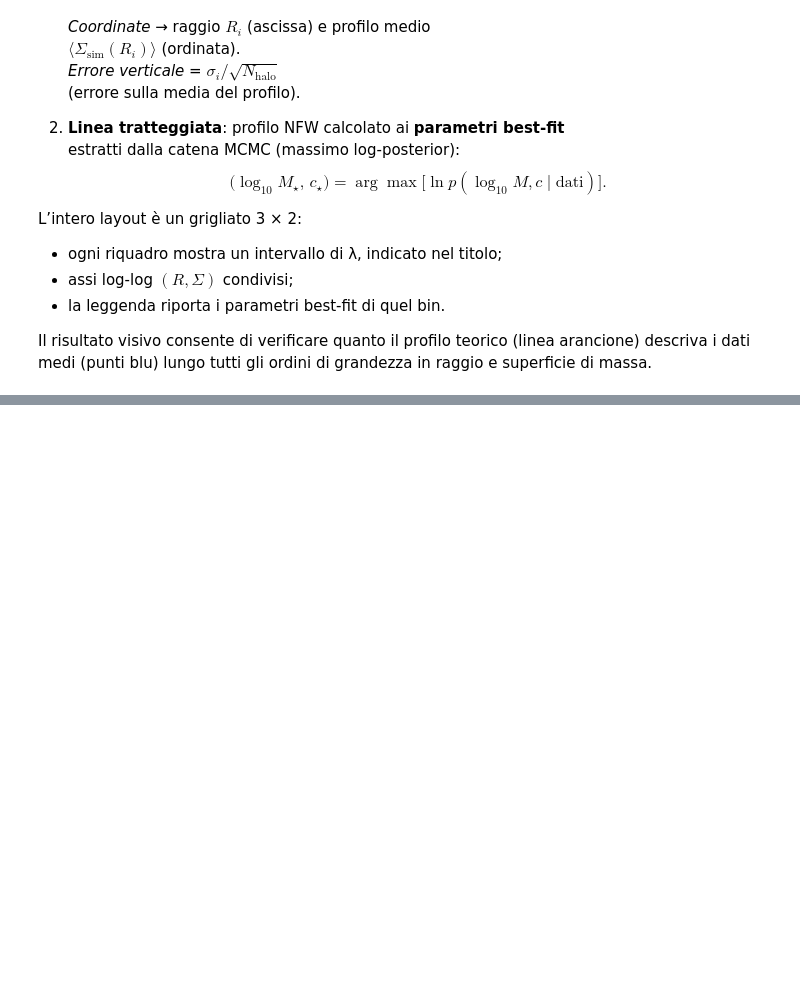
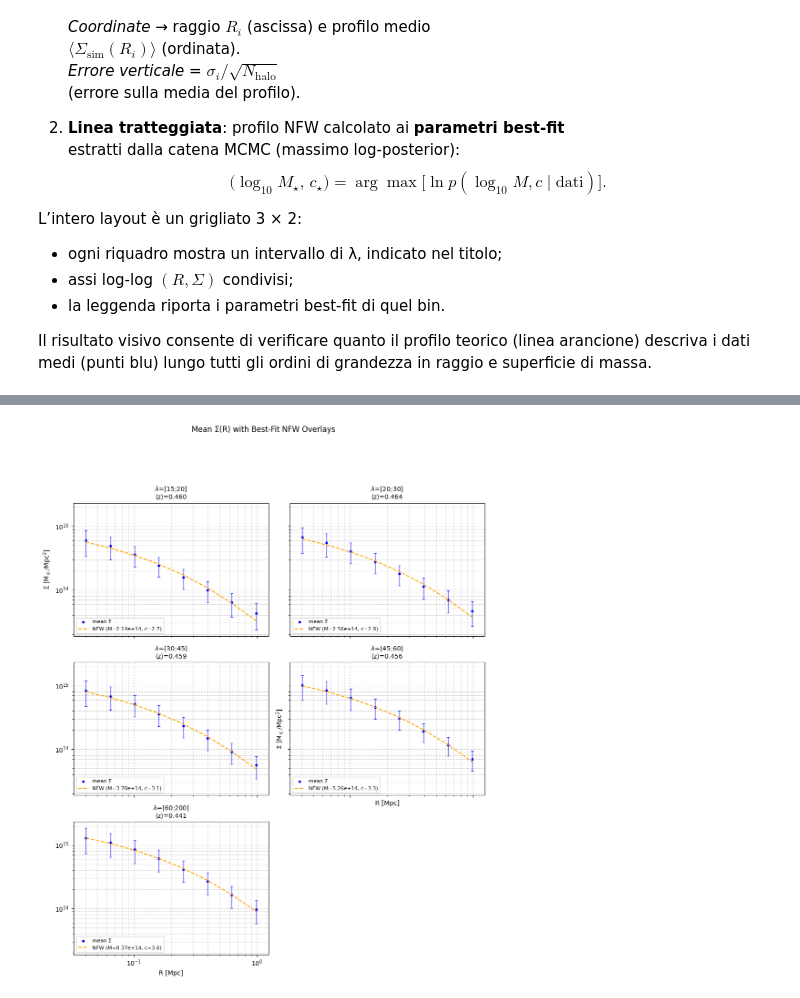
Before and after one commit to Nicholasrinaldi/Esame, a Jupyter notebook: Esame_TRMD.ipynb, the cells around one changed output, grey strips where cells are left out. Drawn from its saved outputs; the diff is of its cells as text; code cells hidden in the pictures; blank space fills up the shorter version.

```diff
--- a/Esame_TRMD.ipynb
+++ b/Esame_TRMD.ipynb
@@ -734,0 +626,58 @@ plt.show()
+# %%
+
+# prepare figure: 2×3 grid, last panel empty, less stretched
+fig, axes = plt.subplots(3, 2, figsize=(10, 12), sharex=True, sharey=True)
+axes = axes.flatten()
+
+# add some space between subplots
+fig.subplots_adjust(hspace=0.4, wspace=0.3)
+
+for i, ax in enumerate(axes):
+    if i >= len(mean_sigmas):
+        ax.axis('off')
+        continue
+
+    # data + 1σ ribbon
+    μ = mean_sigmas[i]
+    σ = std_sigmas[i]
+    zbar = mean_z[i]
+    ax.scatter(R, μ, s=10, color='blue', label="mean Σ")
+    ax.errorbar(R, μ, yerr=σ, fmt='none', ecolor='blue', elinewidth=1, capsize=2, alpha=0.7)
+
+    # best-fit parameters for this bin
+    row = dfD.iloc[i]
+    M_bf = 10**row["log10M_bf"]
+    c_bf = row["c_bf"]
+
+    # model curve
+    Σ_bf = proj_nfw_sigma(R, M_bf, c_bf, z=zbar)
+    ax.plot(
+        R, Σ_bf, '--',
+        color='orange',
+        lw=1.5,
+        label=rf"NFW (M={M_bf:.2e}, c={c_bf:.1f})"
+    )
+
+    # formatting
+    ax.set_xscale('log')
+    ax.set_yscale('log')
+    ax.set_xlim(x_lo, x_hi)
+    ax.set_ylim(y_lo, y_hi)
+    ax.grid(True, which='both', ls=':')
+    ax.set_title(
+        rf"$\lambda$=[{int(row['lambda_min'])};{int(row['lambda_max'])}]"
+        + "\n" + rf"⟨z⟩={row['z_mean']:.3f}",
+        fontsize=10
+    )
+    if i % 3 == 0:
+        ax.set_ylabel(r"$\Sigma$ [M$_\odot$/Mpc$^2$]")
+    if i // 3 == 1:
+        ax.set_xlabel("R [Mpc]")
+
+    ax.legend(fontsize=8, loc='lower left')
+
+fig.suptitle("Mean Σ(R) with Best-Fit NFW Overlays", y=1.02)
+plt.tight_layout(rect=[0,0,1,0.95])
+plt.show()
+# %% [output]
+[figure, added]
```
Also changed, not shown: parts of 12 cells of this notebook.
